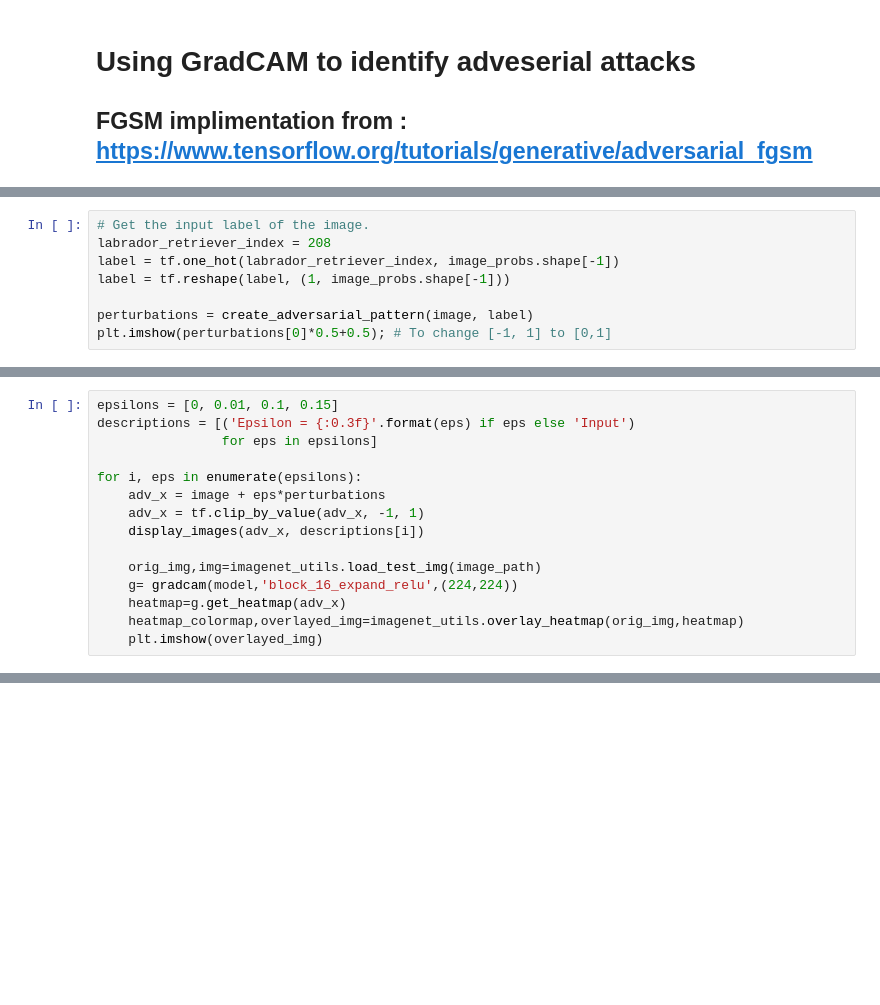
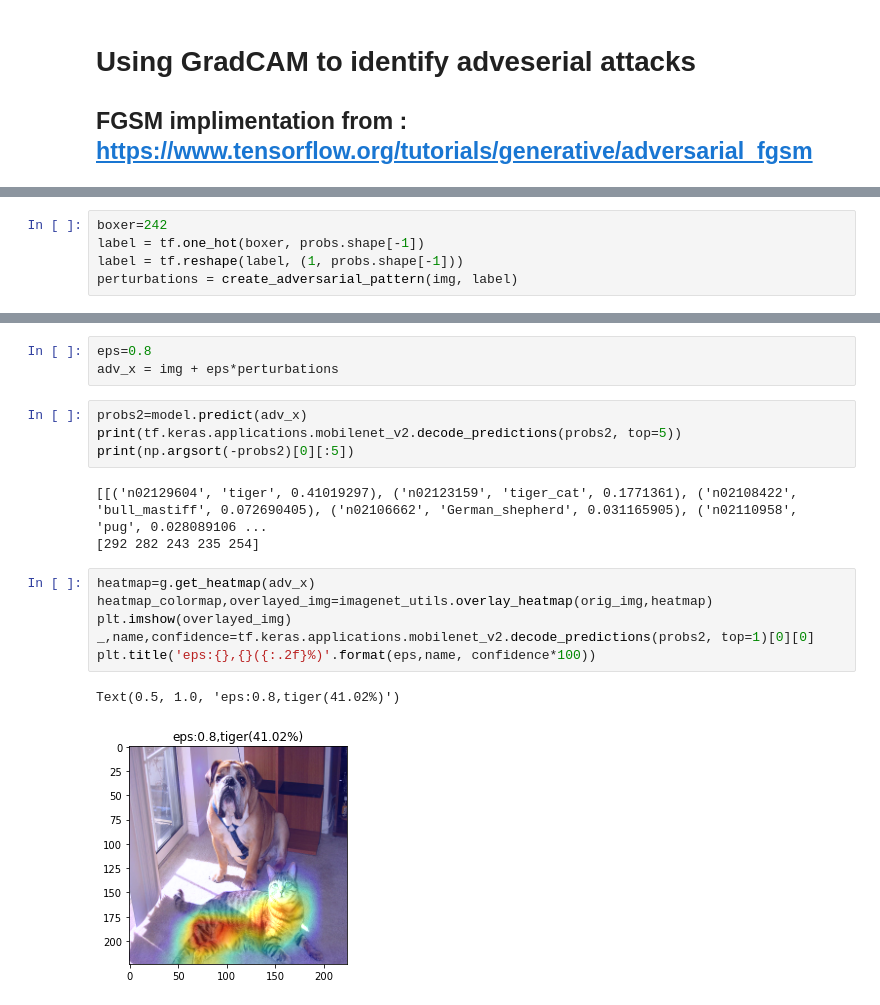
Before and after one commit to anirudhseth/Explanations-using-Grad-CAM, a Jupyter notebook: Identify_adversarial_images.ipynb, the cells around one changed output, grey strips where cells are left out. Drawn from its saved outputs; the diff is of its cells as text; blank space fills up the shorter version.

```diff
--- a/Identify_adversarial_images.ipynb
+++ b/Identify_adversarial_images.ipynb
@@ -62,8 +51,5 @@ NameError: name 'keras' is not defined
 # %%
-# Get the input label of the image.
-labrador_retriever_index = 208
-label = tf.one_hot(labrador_retriever_index, image_probs.shape[-1])
-label = tf.reshape(label, (1, image_probs.shape[-1]))
-
-perturbations = create_adversarial_pattern(image, label)
-plt.imshow(perturbations[0]*0.5+0.5); # To change [-1, 1] to [0,1]
+boxer=242
+label = tf.one_hot(boxer, probs.shape[-1])
+label = tf.reshape(label, (1, probs.shape[-1]))
+perturbations = create_adversarial_pattern(img, label)
@@ -78,15 +55,0 @@ def display_images(image, description):
-# %%
-epsilons = [0, 0.01, 0.1, 0.15]
-descriptions = [('Epsilon = {:0.3f}'.format(eps) if eps else 'Input')
-                for eps in epsilons]
-
-for i, eps in enumerate(epsilons):
-    adv_x = image + eps*perturbations
-    adv_x = tf.clip_by_value(adv_x, -1, 1)
-    display_images(adv_x, descriptions[i])
-
-    orig_img,img=imagenet_utils.load_test_img(image_path)
-    g= gradcam(model,'block_16_expand_relu',(224,224))
-    heatmap=g.get_heatmap(adv_x)
-    heatmap_colormap,overlayed_img=imagenet_utils.overlay_heatmap(orig_img,heatmap)
-    plt.imshow(overlayed_img)
@@ -101,0 +56,19 @@ for i, eps in enumerate(epsilons):
+# %%
+eps=0.8
+adv_x = img + eps*perturbations
+# %%
+probs2=model.predict(adv_x)
+print(tf.keras.applications.mobilenet_v2.decode_predictions(probs2, top=5))
+print(np.argsort(-probs2)[0][:5])
+# %% [output]
+[[('n02129604', 'tiger', 0.41019297), ('n02123159', 'tiger_cat', 0.1771361), ('n02108422', 'bull_mastiff', 0.072690405), ('n02106662', 'German_shepherd', 0.031165905), ('n02110958', 'pug', 0.028089106 ...
+[292 282 243 235 254]
+# %%
+heatmap=g.get_heatmap(adv_x)
+heatmap_colormap,overlayed_img=imagenet_utils.overlay_heatmap(orig_img,heatmap)
+plt.imshow(overlayed_img)
+_,name,confidence=tf.keras.applications.mobilenet_v2.decode_predictions(probs2, top=1)[0][0]
+plt.title('eps:{},{}({:.2f}%)'.format(eps,name, confidence*100))
+# %% [output]
+Text(0.5, 1.0, 'eps:0.8,tiger(41.02%)')
+[figure, added]
```
Also changed, not shown: parts of 11 cells of this notebook, 5 other files.
